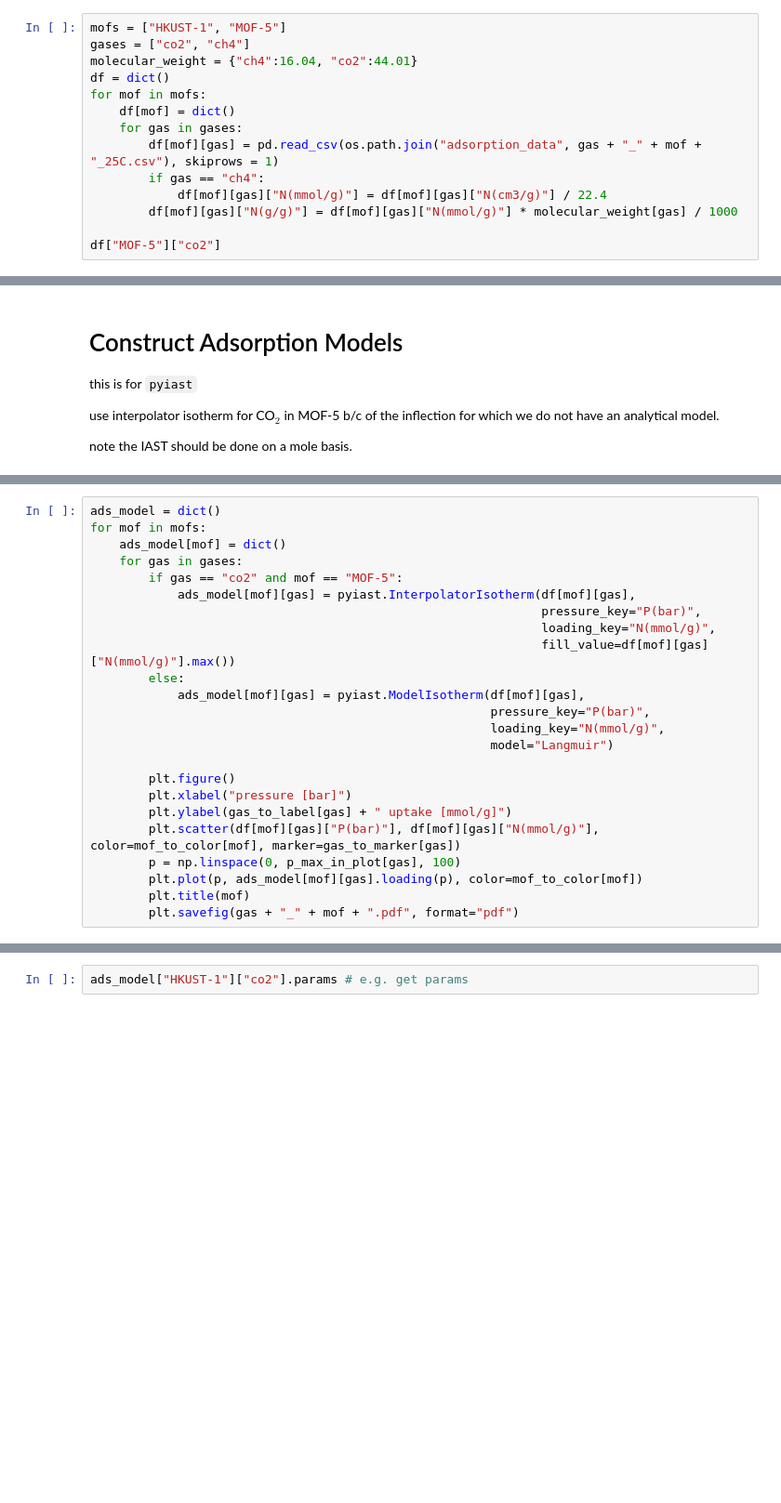
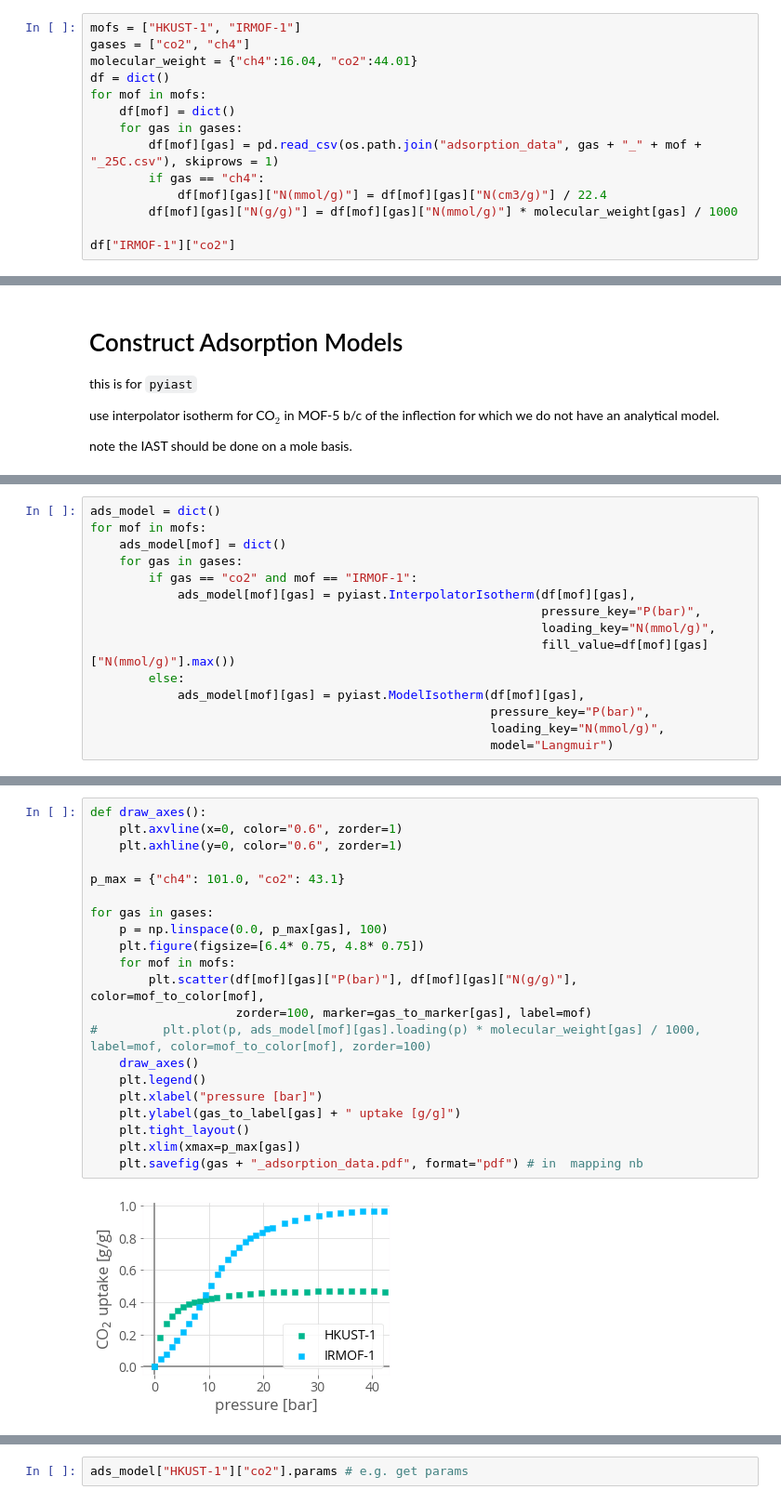
Before and after one commit to SimonEnsemble/nonlinear_sensing, a Jupyter notebook: viz mapping.ipynb, the cells around one changed output, grey strips where cells are left out. Shown at 93% size. Saved outputs shown, nothing was run; the diff lists cells and outputs as text; blank space fills up the shorter version.

```diff
--- a/viz mapping.ipynb
+++ b/viz mapping.ipynb
@@ -17,7 +18,7 @@ CO$_2$ and CH$_4$ adsorption in HKUST-1 and MOF-5 at 25 C
 
 (source in .csv files)
 # %%
-mofs = ["HKUST-1", "MOF-5"]
+mofs = ["HKUST-1", "IRMOF-1"]
 gases = ["co2", "ch4"]
 molecular_weight = {"ch4":16.04, "co2":44.01}
 df = dict()
@@ -29,7 +30,7 @@ for mof in mofs:
             df[mof][gas]["N(mmol/g)"] = df[mof][gas]["N(cm3/g)"] / 22.4
         df[mof][gas]["N(g/g)"] = df[mof][gas]["N(mmol/g)"] * molecular_weight[gas] / 1000
 
-df["MOF-5"]["co2"]
+df["IRMOF-1"]["co2"]
 # %% [output]
 |  | P(bar) | N(mmol/g) | N(g/g) |
 | 0 | 0.0 | 0.0 | 0.000000 |
@@ -65,7 +66,7 @@ ads_model = dict()
 for mof in mofs:
     ads_model[mof] = dict()
     for gas in gases:
-        if gas == "co2" and mof == "MOF-5":
+        if gas == "co2" and mof == "IRMOF-1":
             ads_model[mof][gas] = pyiast.InterpolatorIsotherm(df[mof][gas],
                                                               pressure_key="P(bar)",
                                                               loading_key="N(mmol/g)",
@@ -75,12 +76,3 @@ for mof in mofs:
                                                        pressure_key="P(bar)",
                                                        loading_key="N(mmol/g)",
                                                        model="Langmuir")
-
-        plt.figure()
-        plt.xlabel("pressure [bar]")
-        plt.ylabel(gas_to_label[gas] + " uptake [mmol/g]")
-        plt.scatter(df[mof][gas]["P(bar)"], df[mof][gas]["N(mmol/g)"], color=mof_to_color[mof], marker=gas_to_marker[gas])
-        p = np.linspace(0, p_max_in_plot[gas], 100)
-        plt.plot(p, ads_model[mof][gas].loading(p), color=mof_to_color[mof])
-        plt.title(mof)
-        plt.savefig(gas + "_" + mof + ".pdf", format="pdf")
@@ -94,0 +79,23 @@ findfont: Font family ['Open Sans'] not found. Falling back to DejaVu Sans.
+# %%
+def draw_axes():
+    plt.axvline(x=0, color="0.6", zorder=1)
+    plt.axhline(y=0, color="0.6", zorder=1)
+
+p_max = {"ch4": 101.0, "co2": 43.1}
+
+for gas in gases:
+    p = np.linspace(0.0, p_max[gas], 100)
+    plt.figure(figsize=[6.4* 0.75, 4.8* 0.75])
+    for mof in mofs:
+        plt.scatter(df[mof][gas]["P(bar)"], df[mof][gas]["N(g/g)"], color=mof_to_color[mof],
+                    zorder=100, marker=gas_to_marker[gas], label=mof)
+#         plt.plot(p, ads_model[mof][gas].loading(p) * molecular_weight[gas] / 1000, label=mof, color=mof_to_color[mof], zorder=100)
+    draw_axes()
+    plt.legend()
+    plt.xlabel("pressure [bar]")
+    plt.ylabel(gas_to_label[gas] + " uptake [g/g]")
+    plt.tight_layout()
+    plt.xlim(xmax=p_max[gas])
+    plt.savefig(gas + "_adsorption_data.pdf", format="pdf") # in  mapping nb
+# %% [output]
+[figure, added]
```
Also changed, not shown: parts of 40 cells of this notebook.
